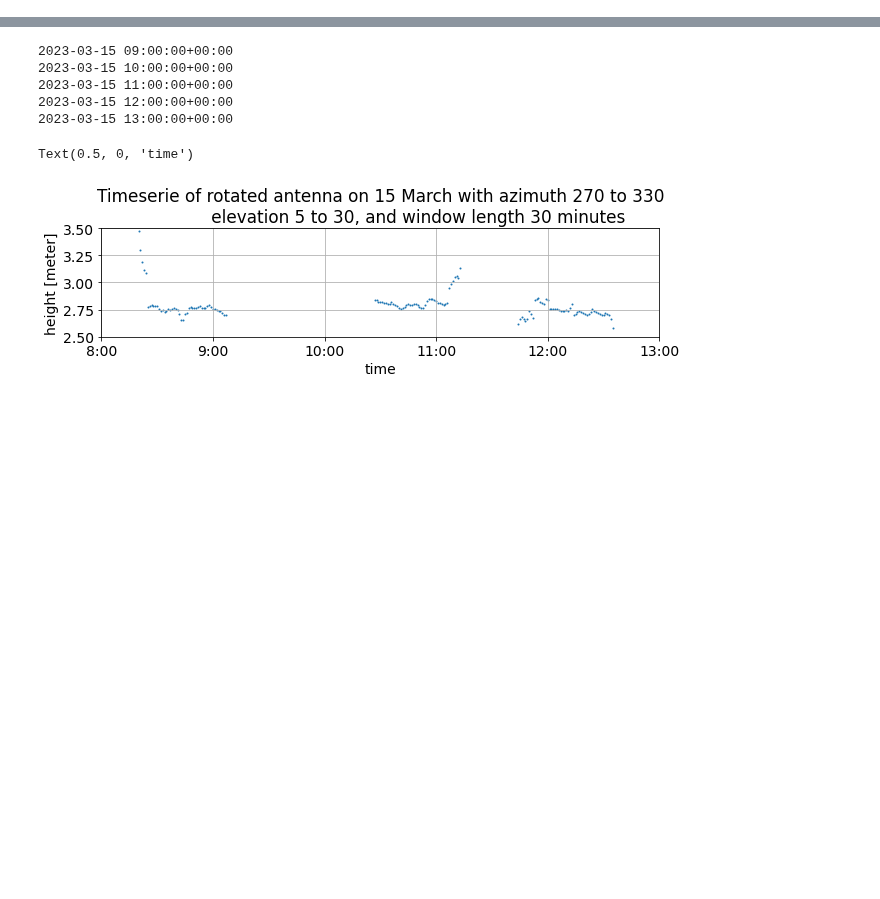
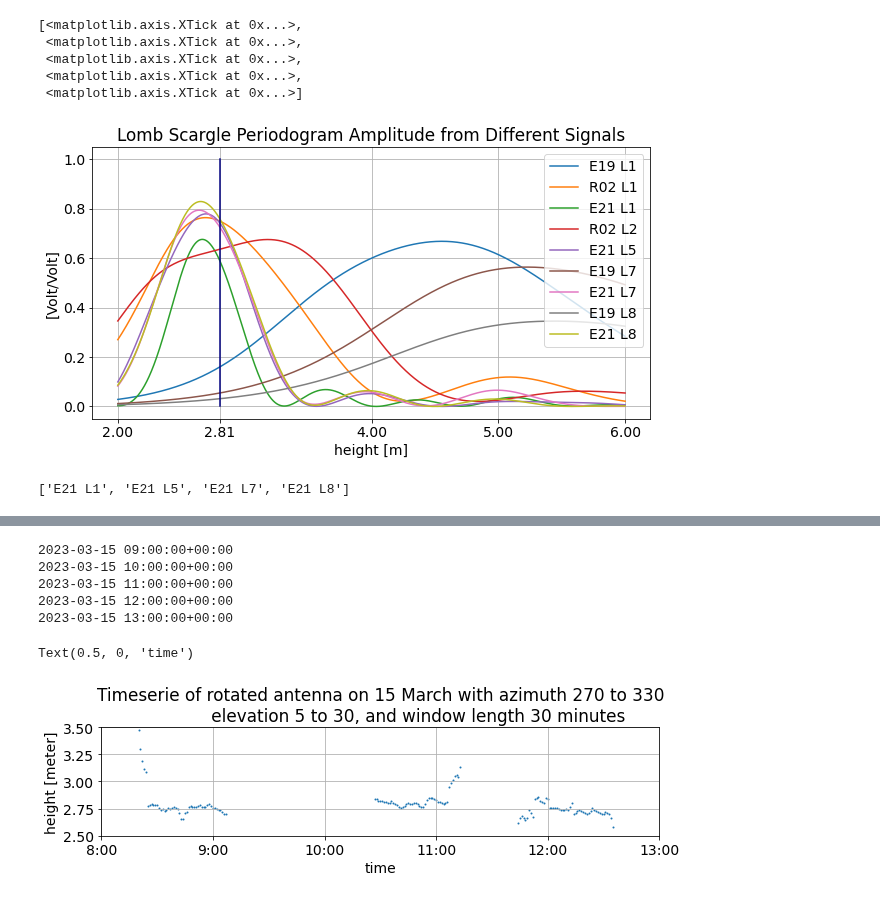
Before and after one commit to ziqing97/gnss_ir_analyze, a Jupyter notebook: src/plot_method_example.ipynb, the cells around one changed output, grey strips where cells are left out. Cells and saved outputs as stored; diff of their text form; code cells hidden in the pictures; blank space fills up the shorter version.

```diff
--- a/src/plot_method_example.ipynb
+++ b/src/plot_method_example.ipynb
@@ -229,3 +305,25 @@ def data_prepare(split_data_dict,frequency):
+# %%
+plt.rcParams.update({'font.size': 14})
+fig,ax = plt.subplots()
+
+for item in power[t0]:
+    ax.plot(frequency,item)
+ax.plot([frequency[mloc],frequency[mloc]],[0,1],color='navy')
+ax.legend(name[t0])
+ax.set_xlabel('height [m]')
+ax.set_ylabel('[Volt/Volt]')
+ax.grid()
+fig.set_size_inches(10,5)
+ax.set_title('Lomb Scargle Periodogram Amplitude from Different Signals')
+ax.xaxis.set_major_formatter(mtick.FormatStrFormatter('%.2f'))
+ax.set_xticks([2,frequency[mloc],4,5,6])
+# %% [output]
+[<matplotlib.axis.XTick at 0x...>,
+ <matplotlib.axis.XTick at 0x...>,
+ <matplotlib.axis.XTick at 0x...>,
+ <matplotlib.axis.XTick at 0x...>,
+ <matplotlib.axis.XTick at 0x...>]
+[figure, added]
 # %%
 azimut_mask = [270,330]
 elevation_mask = [10,70]
@@ -274,3 +372,9 @@ for snr_type in result_dict:
 t0 = result_dict[snr_type][satellite_code]['time'][0]
 mval = max(signal_ts[t0])
 mloc = list(signal_ts[t0]).index(mval)
+for i,item in enumerate(name[t0]):
+    if item[-1] == '2' and item[0]=='G':
+        name[t0][i] = f'{item}C'
+name[t0]
+# %% [output]
+['E21 L1', 'E21 L5', 'E21 L7', 'E21 L8']
```
Also changed, not shown: parts of 14 cells of this notebook, 2 other files.
